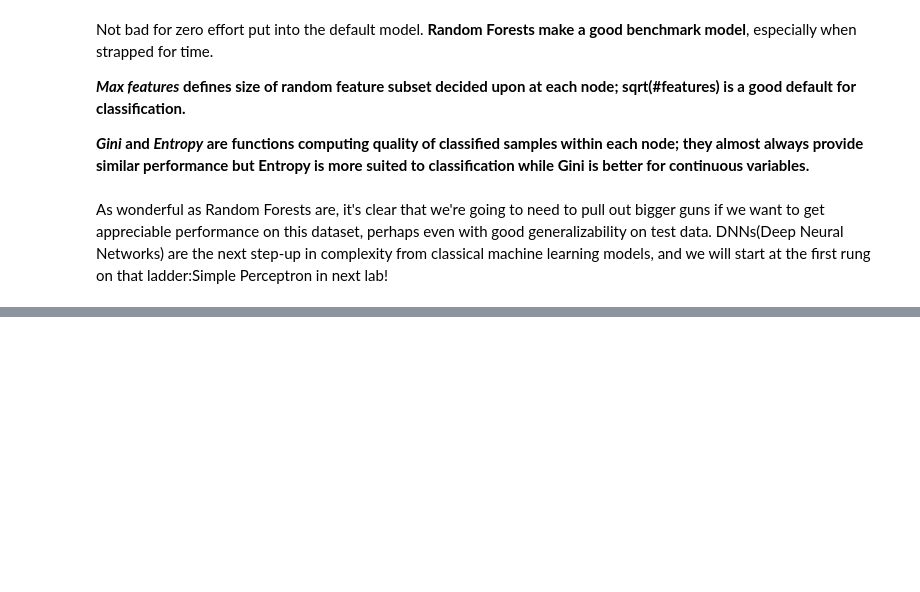
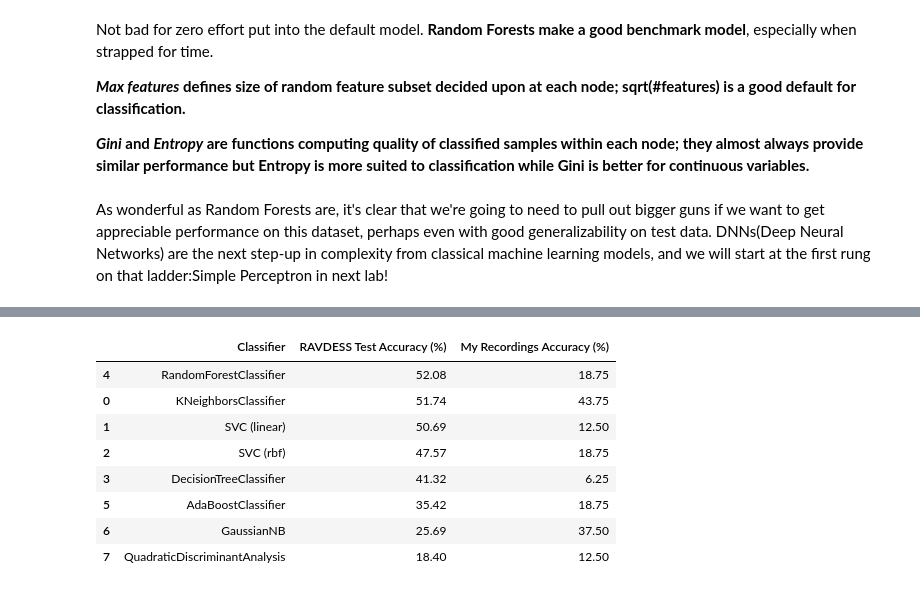
Before and after one commit to Melt123123/Week3-ClassicML, a Jupyter notebook: Week_3_MachineLearning.ipynb, the cells around one changed output, grey strips where cells are left out. Cells and saved outputs as stored; diff of their text form; code cells hidden in the pictures; blank space fills up the shorter version.

```diff
--- a/Week_3_MachineLearning.ipynb
+++ b/Week_3_MachineLearning.ipynb
@@ -600,0 +711,9 @@ As wonderful as Random Forests are, it's clear that we're going to need to pull
+# %%
+scaler = StandardScaler()
+X_train_scaled = scaler.fit_transform(X_train)
+X_test_scaled = scaler.transform(X_test)
+my_features_scaled = scaler.transform(my_features)
+# %%
+scaler.fit_transform(X_train)
+scaler.transform(X_test)
+scaler.transform(my_features)
@@ -600,0 +775,21 @@ As wonderful as Random Forests are, it's clear that we're going to need to pull
+# %%
+final_comparison = compare_ravdess_vs_my_recordings(
+    X_train_scaled,
+    X_test_scaled,
+    y_train,
+    y_test,
+    my_features_scaled,
+    my_emotions
+)
+
+display(final_comparison)
+# %% [output]
+|  | Classifier | RAVDESS Test Accuracy (%) | My Recordings Accuracy (%) |
+| 4 | RandomForestClassifier | 52.08 | 18.75 |
+| 0 | KNeighborsClassifier | 51.74 | 43.75 |
+| 1 | SVC (linear) | 50.69 | 12.50 |
+| 2 | SVC (rbf) | 47.57 | 18.75 |
+| 3 | DecisionTreeClassifier | 41.32 | 6.25 |
+| 5 | AdaBoostClassifier | 35.42 | 18.75 |
+| 6 | GaussianNB | 25.69 | 37.50 |
+| 7 | QuadraticDiscriminantAnalysis | 18.40 | 12.50 |
```
Also changed, not shown: parts of 16 cells of this notebook.
